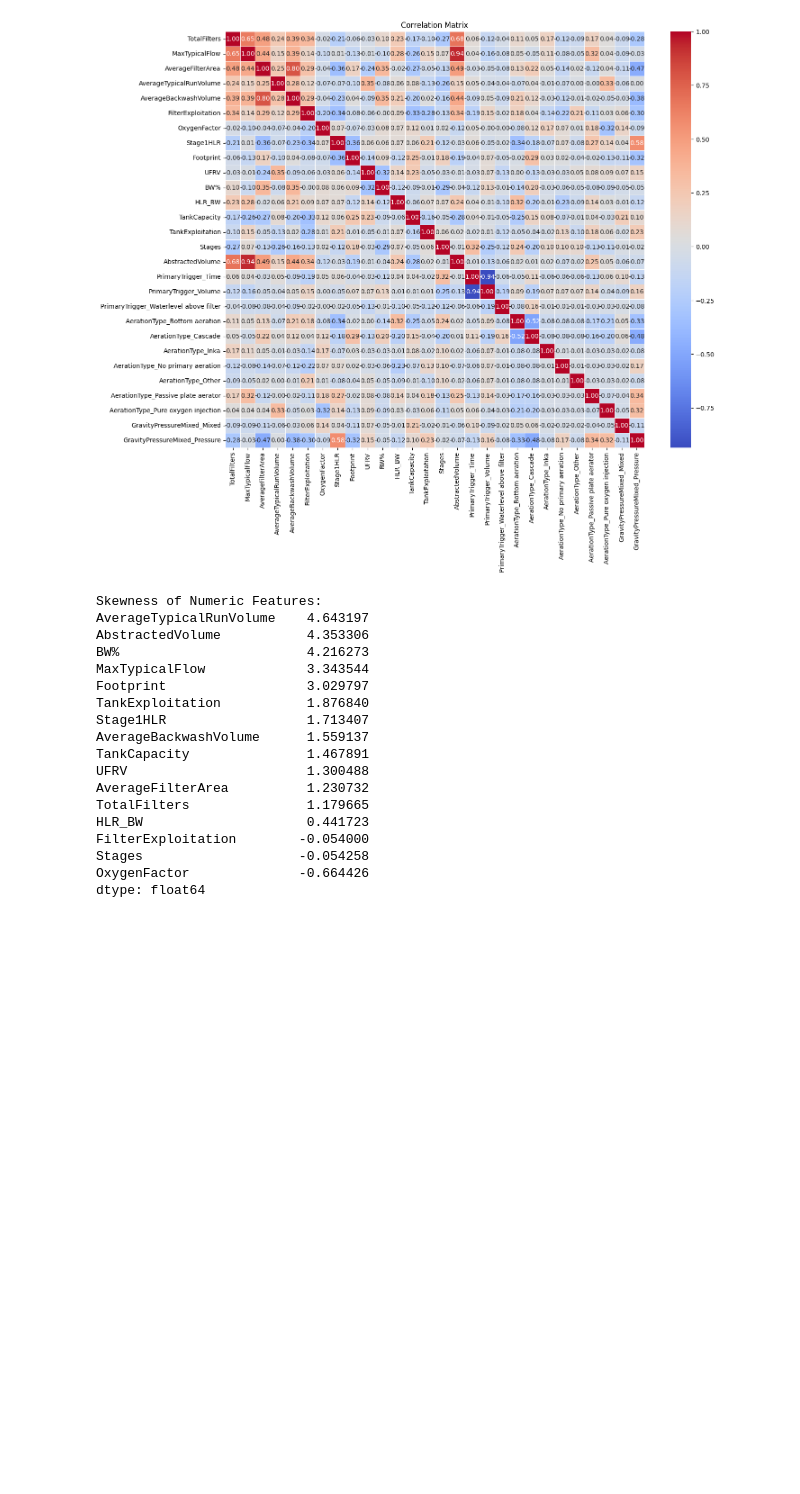
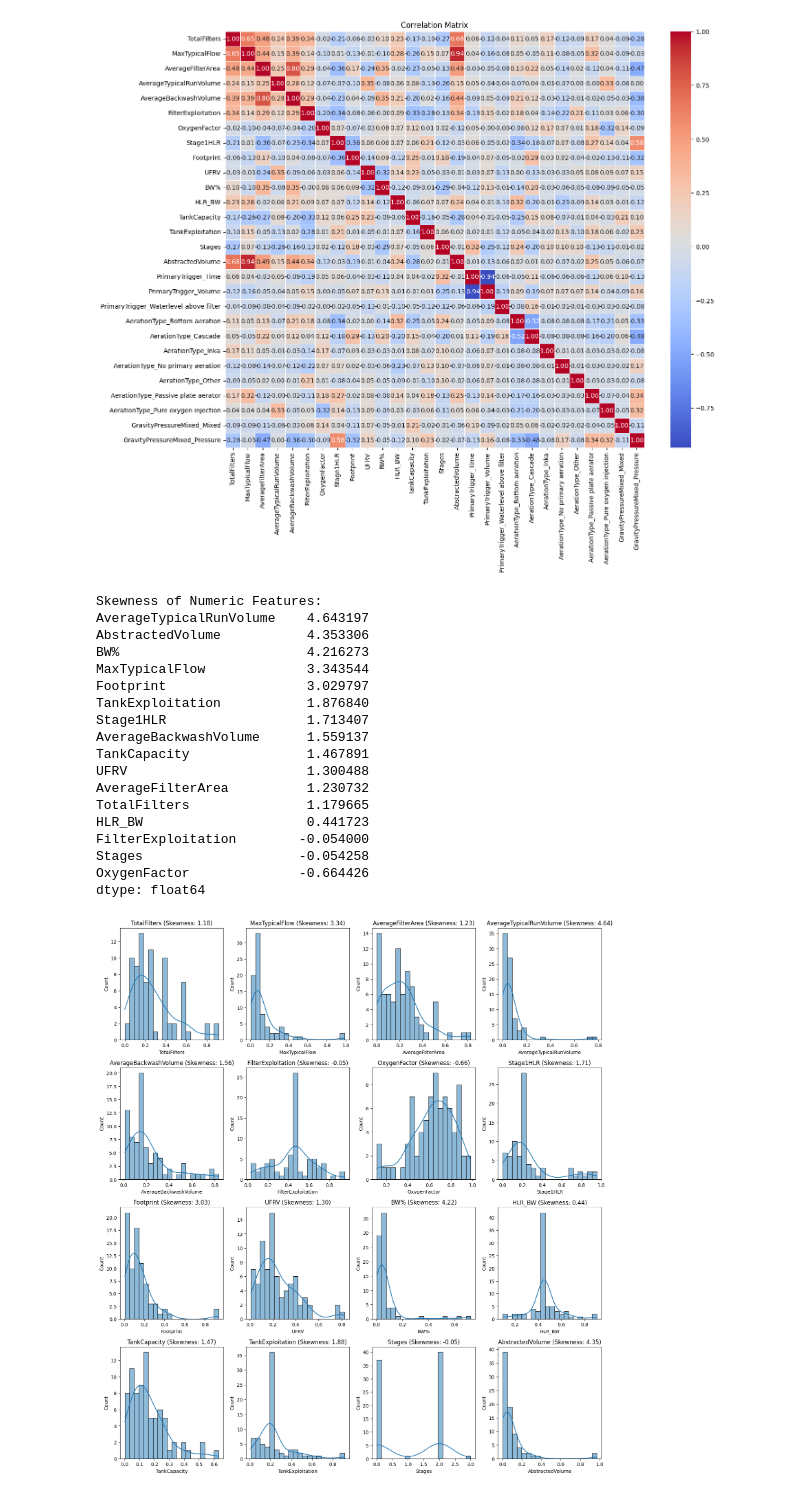
Before and after one commit to saransing/Machine-Learning, a Jupyter notebook: 4. Preprocessing - Water treatment plants/4. Preprocessing - Water treatment plants.ipynb, the cells around one changed output. Cells and saved outputs as stored; diff of their text form; code cells hidden in the pictures; blank space fills up the shorter version.

Commit message:
Updated transformation part.

```diff
--- a/4. Preprocessing - Water treatment plants/4. Preprocessing - Water treatment plants.ipynb
+++ b/4. Preprocessing - Water treatment plants/4. Preprocessing - Water treatment plants.ipynb
@@ -415,30 +415,57 @@ plt.show()
 # Lets first analyze the skewness of each numeric feature to determine if transformations are necessary. (transformations are most effective and relevant for continuous, quantitative data)
 
 # Re-identify numeric columns
 numeric_columns = df_merkur.select_dtypes(include=['float64', 'int64']).columns
 
 # Calculate skewness for each numeric column
 skewness_values = df_merkur[numeric_columns].skew()
 
 # Display skewness values
 print("Skewness of Numeric Features:")
 print(skewness_values.sort_values(ascending=False))
+
+# List of highly skewed features identified for potential transformation
+features_to_transform = [
+    'AverageTypicalRunVolume',
+    'AverageBackwashVolume',
+    'BW%',
+    'AbstractedVolume',
+    'UFRV',
+    'MaxTypicalFlow',
+    'Footprint',
+    'AverageFilterArea'
+]
+
+# Visualize the skewness
+import seaborn as sns
+import matplotlib.pyplot as plt
+
+# Plot histogram with density curve for each numeric column
+plt.figure(figsize=(15, 20))
+for i, col in enumerate(numeric_columns, 1):
+    plt.subplot(5, 4, i)  # Adjust layout to fit all plots
+    sns.histplot(df_merkur[col], kde=True, bins=20)
+    plt.title(f"{col} (Skewness: {skewness[col]:.2f})")
+
+plt.tight_layout()
+plt.show()
 # %% [output]
 Skewness of Numeric Features:
 AverageTypicalRunVolume    4.643197
 AbstractedVolume           4.353306
 BW%                        4.216273
 MaxTypicalFlow             3.343544
 Footprint                  3.029797
 TankExploitation           1.876840
 Stage1HLR                  1.713407
 AverageBackwashVolume      1.559137
 TankCapacity               1.467891
 UFRV                       1.300488
 AverageFilterArea          1.230732
 TotalFilters               1.179665
 HLR_BW                     0.441723
 FilterExploitation        -0.054000
 Stages                    -0.054258
 OxygenFactor              -0.664426
 dtype: float64
+[figure, added]
```
Also changed, not shown: parts of 3 cells of this notebook.
